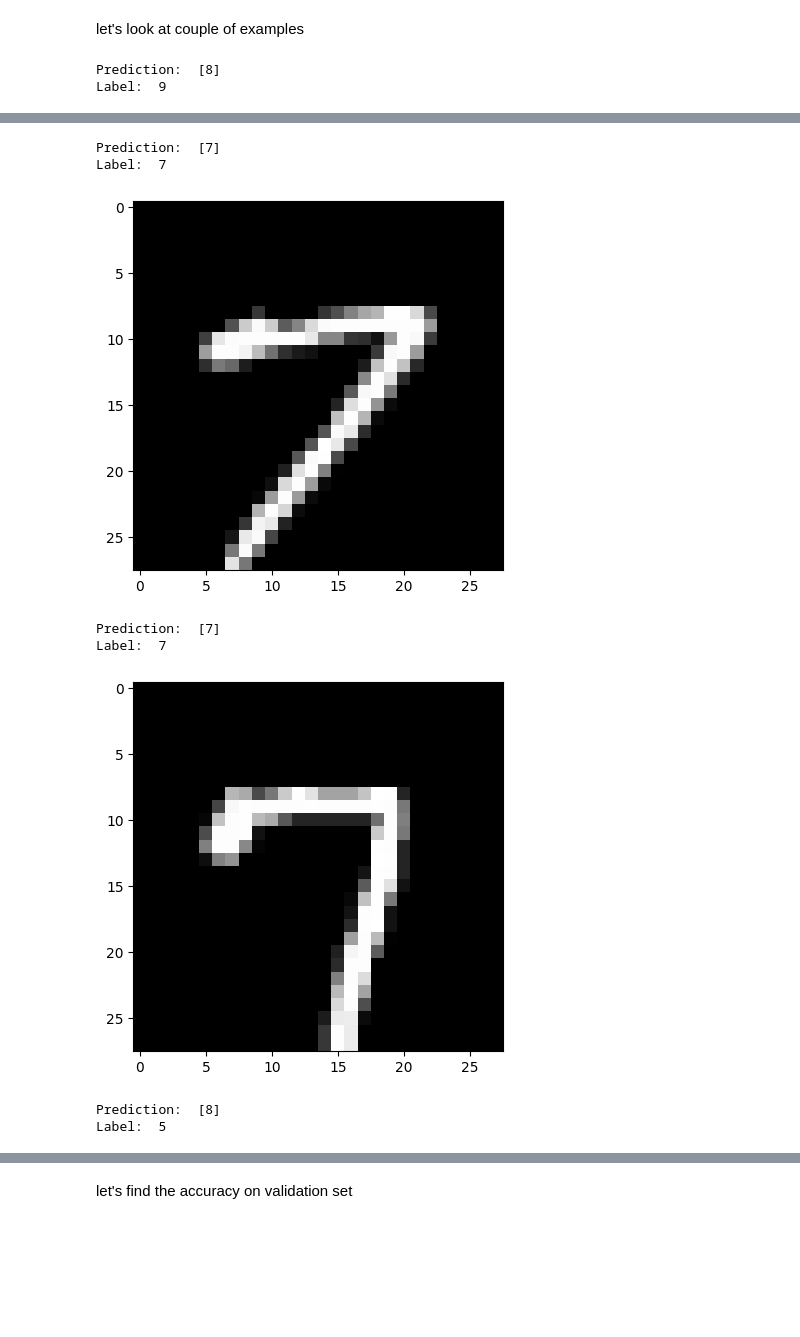
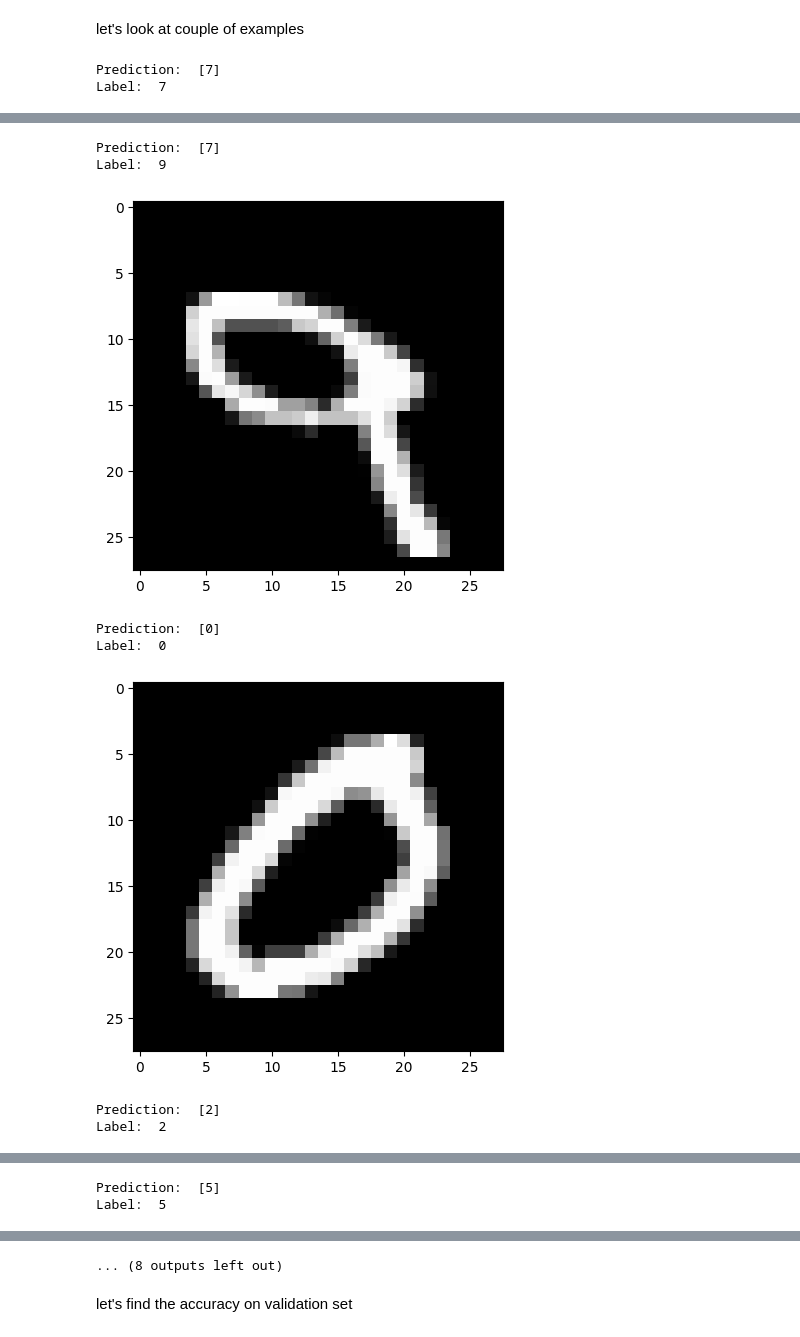
Before and after one commit to khalequzzamanlikhon/NN-CNN-RNN, a Jupyter notebook: NN/Digit recognizer from MNIST/numpy.ipynb, the cells around one changed output, grey strips where cells are left out. Cells and saved outputs as stored; diff of their text form; code cells hidden in the pictures; blank space fills up the shorter version.

```diff
--- a/NN/Digit recognizer from MNIST/numpy.ipynb
+++ b/NN/Digit recognizer from MNIST/numpy.ipynb
@@ -58,10 +58,14 @@ print(Y_train[:2]) #first 2 labels
 we have our different dataset. we can now perform out training part. But for this we need to initialize our weights and biases.
 # %%
 def init_params():
-    W1 = np.random.rand(10, 784) - 0.5
-    b1 = np.random.rand(10, 1) - 0.5
-    W2 = np.random.rand(10, 10) - 0.5
+    W1 = np.random.rand(16, 784) - 0.5
+    b1 = np.random.rand(16, 1) - 0.5
+    W2 = np.random.rand(10, 16) - 0.5
     b2 = np.random.rand(10, 1) - 0.5
+
+    # W3 = np.random.rand(10, 16) - 0.5
+    # b3 = np.random.rand(10, 1) - 0.5
+
     return W1, b1, W2, b2
 # %% [markdown]
 we use ReLU for activation in layers except output layer and softmax functions in the output layer.
@@ -130,6 +143,7 @@ def get_predictions(A2):
 # %%
 def get_accuracy(predictions, Y):
     print(predictions, Y)
-    return np.sum(predictions == Y) / Y.size
+    acc=np.sum(predictions == Y) / Y.size
+    return acc*100
 # %%
 def gradient_descent(X, Y, alpha, iterations):
@@ -169,7 +183,7 @@ def make_predictions(X, W1, b1, W2, b2):
     predictions = get_predictions(A2)
     return predictions
 # %%
-def test_prediction(index, W1, b1, W2, b2):
+def test_prediction(index, W1, b1, W2, b2,):
     current_image = X_train[:, index, None]
     prediction = make_predictions(X_train[:, index, None], W1, b1, W2, b2)
     label = Y_train[index]
@@ -183,10 +197,13 @@ def test_prediction(index, W1, b1, W2, b2):
 # %% [markdown]
 let's look at couple of examples
 # %%
-test_prediction(0, W1, b1, W2, b2)
-test_prediction(1, W1, b1, W2, b2)
-test_prediction(2, W1, b1, W2, b2)
-test_prediction(3, W1, b1, W2, b2)
+for i in range (10):
+    test_prediction(i, W1, b1, W2, b2)
+
+# test_prediction(0, W1, b1, W2, b2,W3,b3)
+# test_prediction(1, W1, b1, W2, b2,W3,b3)
+# test_prediction(2, W1, b1, W2, b2,W3,b3)
+# test_prediction(3, W1, b1, W2, b2,W3,b3)
 # %% [output]
-Prediction:  [8]
-Label:  9
+Prediction:  [7]
+Label:  7
@@ -194,8 +211,8 @@ Label:  9
 Prediction:  [7]
-Label:  7
+Label:  9
-[figure, old version]
+[figure, new version]
-Prediction:  [7]
-Label:  7
+Prediction:  [0]
+Label:  0
-[figure, old version]
+[figure, new version]
-Prediction:  [8]
-Label:  5
+Prediction:  [2]
+Label:  2
@@ -202,0 +220,2 @@ Label:  5
+Prediction:  [5]
+Label:  5
@@ -203,3 +226,4 @@ Label:  5
+... (8 outputs left out)
 # %% [markdown]
 let's find the accuracy on validation set
 # %%
```
Also changed, not shown: parts of 10 cells of this notebook, 1 other file.
